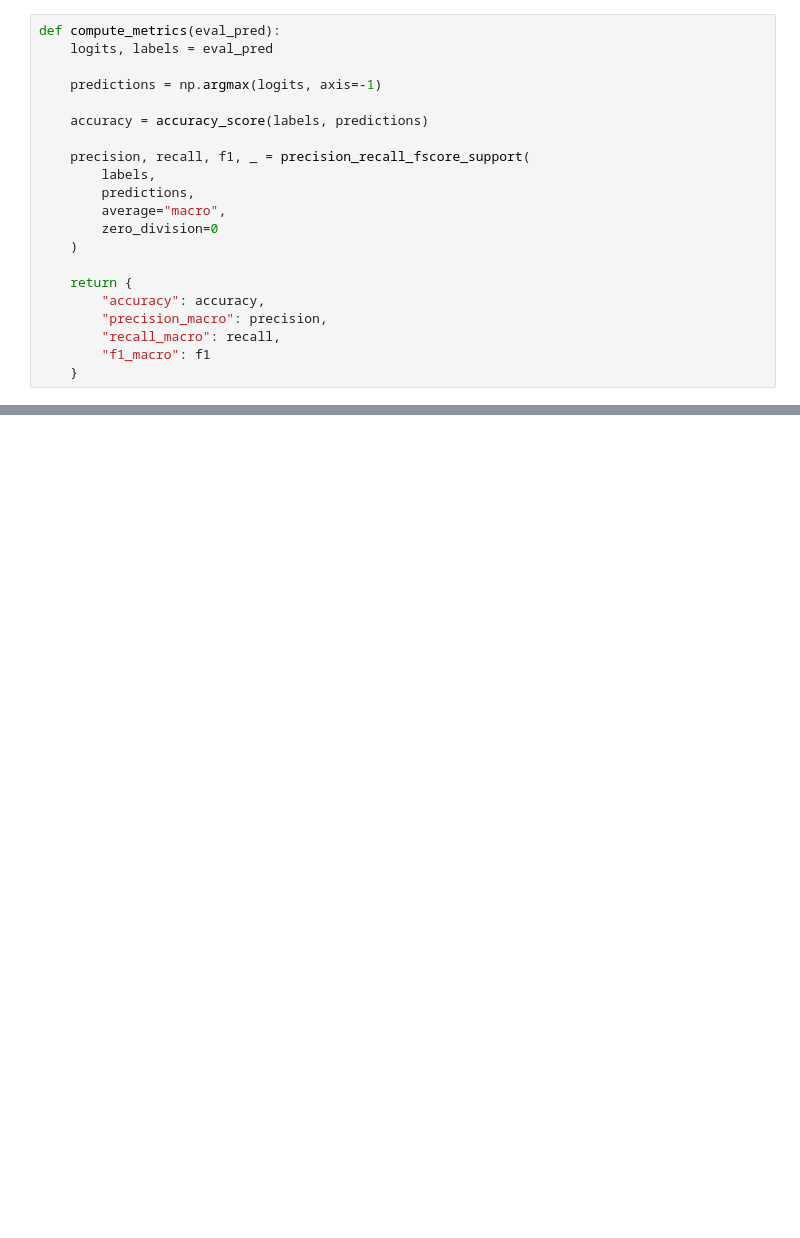
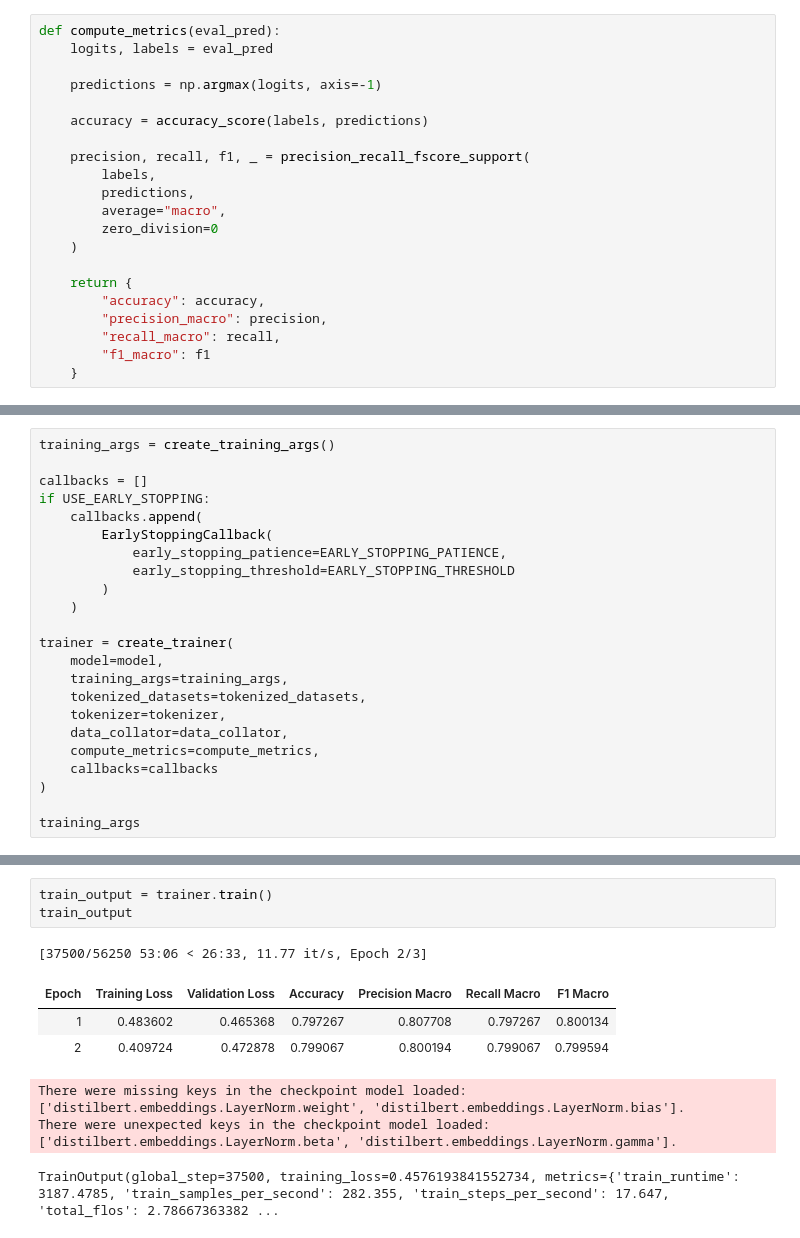
Before and after one commit to aliabdou92019/ecommerce-recommendation-engine, a Jupyter notebook: notebooks/04_bert_sentiment.ipynb, the cells around one changed output, grey strips where cells are left out. Cells and saved outputs as stored; diff of their text form; blank space fills up the shorter version.

```diff
--- a/notebooks/04_bert_sentiment.ipynb
+++ b/notebooks/04_bert_sentiment.ipynb
@@ -494,0 +664,23 @@ sentiment_pipeline = pipeline(
+# %%
+training_args = create_training_args()
+
+callbacks = []
+if USE_EARLY_STOPPING:
+    callbacks.append(
+        EarlyStoppingCallback(
+            early_stopping_patience=EARLY_STOPPING_PATIENCE,
+            early_stopping_threshold=EARLY_STOPPING_THRESHOLD
+        )
+    )
+
+trainer = create_trainer(
+    model=model,
+    training_args=training_args,
+    tokenized_datasets=tokenized_datasets,
+    tokenizer=tokenizer,
+    data_collator=data_collator,
+    compute_metrics=compute_metrics,
+    callbacks=callbacks
+)
+
+training_args
@@ -494,0 +717,11 @@ sentiment_pipeline = pipeline(
+# %%
+train_output = trainer.train()
+train_output
+# %% [output]
+[37500/56250 53:06 < 26:33, 11.77 it/s, Epoch 2/3]
+| Epoch | Training Loss | Validation Loss | Accuracy | Precision Macro | Recall Macro | F1 Macro |
+| 1 | 0.483602 | 0.465368 | 0.797267 | 0.807708 | 0.797267 | 0.800134 |
+| 2 | 0.409724 | 0.472878 | 0.799067 | 0.800194 | 0.799067 | 0.799594 |
+There were missing keys in the checkpoint model loaded: ['distilbert.embeddings.LayerNorm.weight', 'distilbert.embeddings.LayerNorm.bias'].
+There were unexpected keys in the checkpoint model loaded: ['distilbert.embeddings.LayerNorm.beta', 'distilbert.embeddings.LayerNorm.gamma'].
+TrainOutput(global_step=37500, training_loss=0.4576193841552734, metrics={'train_runtime': 3187.4785, 'train_samples_per_second': 282.355, 'train_steps_per_second': 17.647, 'total_flos': 2.78667363382 ...
```
Also changed, not shown: parts of 71 cells of this notebook.
